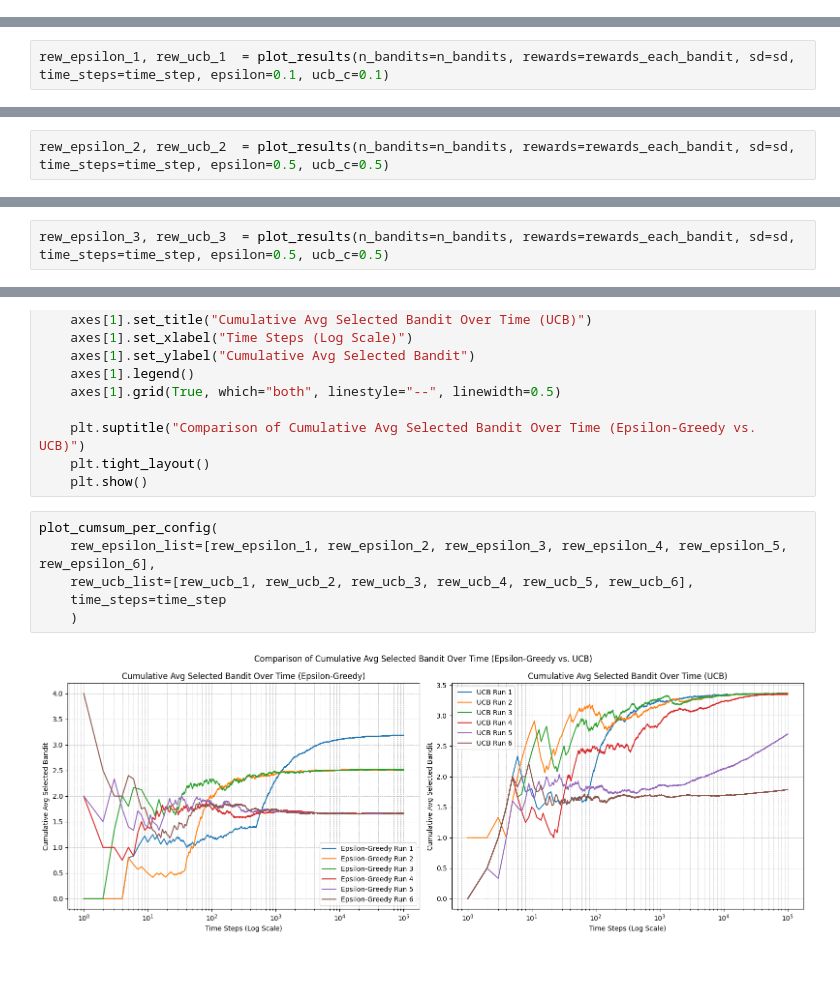
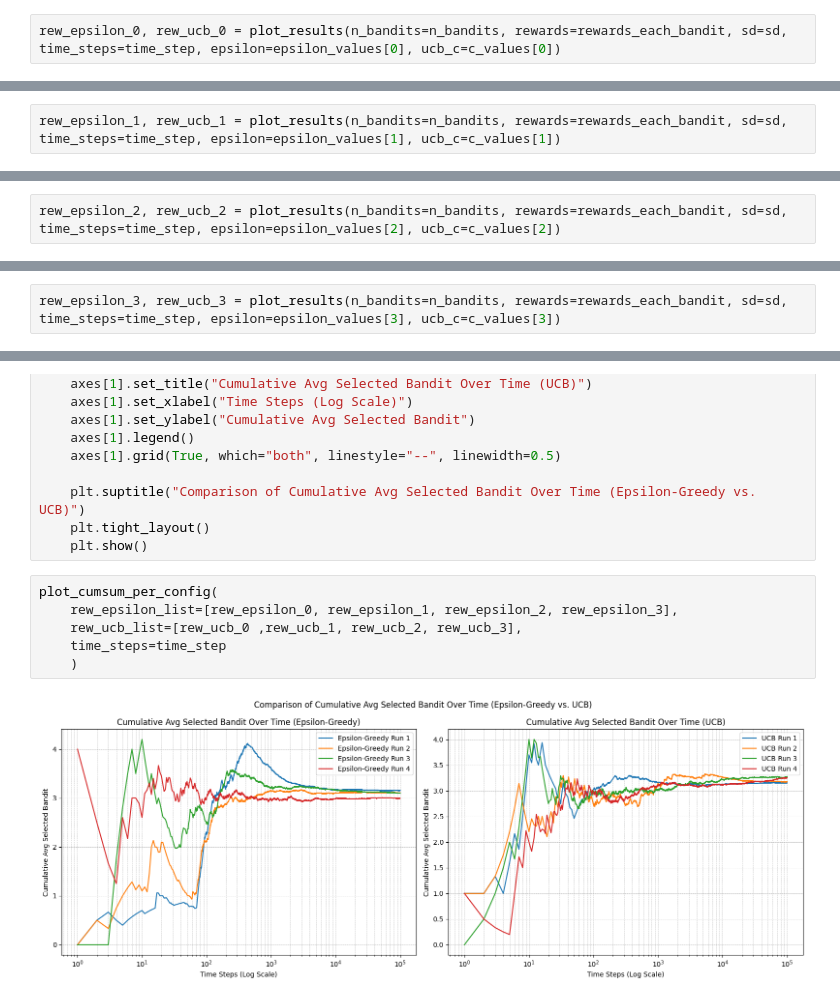
Before and after one commit to boannas/DRL_HW, a Jupyter notebook: HW1/Multi_arm_bandit/multi_arm_bundit.ipynb, the cells around one changed output, grey strips where cells are left out. Cells and saved outputs as stored; diff of their text form; blank space fills up the shorter version.

```diff
--- a/HW1/Multi_arm_bandit/multi_arm_bundit.ipynb
+++ b/HW1/Multi_arm_bandit/multi_arm_bundit.ipynb
@@ -163,0 +176,2 @@ time_step = 100000
+# %%
+rew_epsilon_0, rew_ucb_0 = plot_results(n_bandits=n_bandits, rewards=rewards_each_bandit, sd=sd, time_steps=time_step, epsilon=epsilon_values[0], ucb_c=c_values[0])
@@ -164,3 +182,3 @@ time_step = 100000
 # %%
-rew_epsilon_1, rew_ucb_1  = plot_results(n_bandits=n_bandits, rewards=rewards_each_bandit, sd=sd, time_steps=time_step, epsilon=0.1, ucb_c=0.1)
+rew_epsilon_1, rew_ucb_1 = plot_results(n_bandits=n_bandits, rewards=rewards_each_bandit, sd=sd, time_steps=time_step, epsilon=epsilon_values[1], ucb_c=c_values[1])
 # %% [output]
@@ -168,3 +188,3 @@ rew_epsilon_1, rew_ucb_1  = plot_results(n_bandits=n_bandits, rewards=rewards_ea
 # %%
-rew_epsilon_2, rew_ucb_2  = plot_results(n_bandits=n_bandits, rewards=rewards_each_bandit, sd=sd, time_steps=time_step, epsilon=0.5, ucb_c=0.5)
+rew_epsilon_2, rew_ucb_2 = plot_results(n_bandits=n_bandits, rewards=rewards_each_bandit, sd=sd, time_steps=time_step, epsilon=epsilon_values[2], ucb_c=c_values[2])
 # %% [output]
@@ -172,3 +194,3 @@ rew_epsilon_2, rew_ucb_2  = plot_results(n_bandits=n_bandits, rewards=rewards_ea
 # %%
-rew_epsilon_3, rew_ucb_3  = plot_results(n_bandits=n_bandits, rewards=rewards_each_bandit, sd=sd, time_steps=time_step, epsilon=0.5, ucb_c=0.5)
+rew_epsilon_3, rew_ucb_3 = plot_results(n_bandits=n_bandits, rewards=rewards_each_bandit, sd=sd, time_steps=time_step, epsilon=epsilon_values[3], ucb_c=c_values[3])
 # %% [output]
@@ -223,9 +297,9 @@ def plot_cumsum_per_config(rew_epsilon_list, rew_ucb_list, time_steps):
     plt.show()
 # %%
 plot_cumsum_per_config(
-    rew_epsilon_list=[rew_epsilon_1, rew_epsilon_2, rew_epsilon_3, rew_epsilon_4, rew_epsilon_5, rew_epsilon_6],
-    rew_ucb_list=[rew_ucb_1, rew_ucb_2, rew_ucb_3, rew_ucb_4, rew_ucb_5, rew_ucb_6],
+    rew_epsilon_list=[rew_epsilon_0, rew_epsilon_1, rew_epsilon_2, rew_epsilon_3],
+    rew_ucb_list=[rew_ucb_0 ,rew_ucb_1, rew_ucb_2, rew_ucb_3],
     time_steps=time_step
     )
 # %% [output]
-[figure, old version]
+[figure, new version]
```
Also changed, not shown: parts of 13 cells of this notebook.
